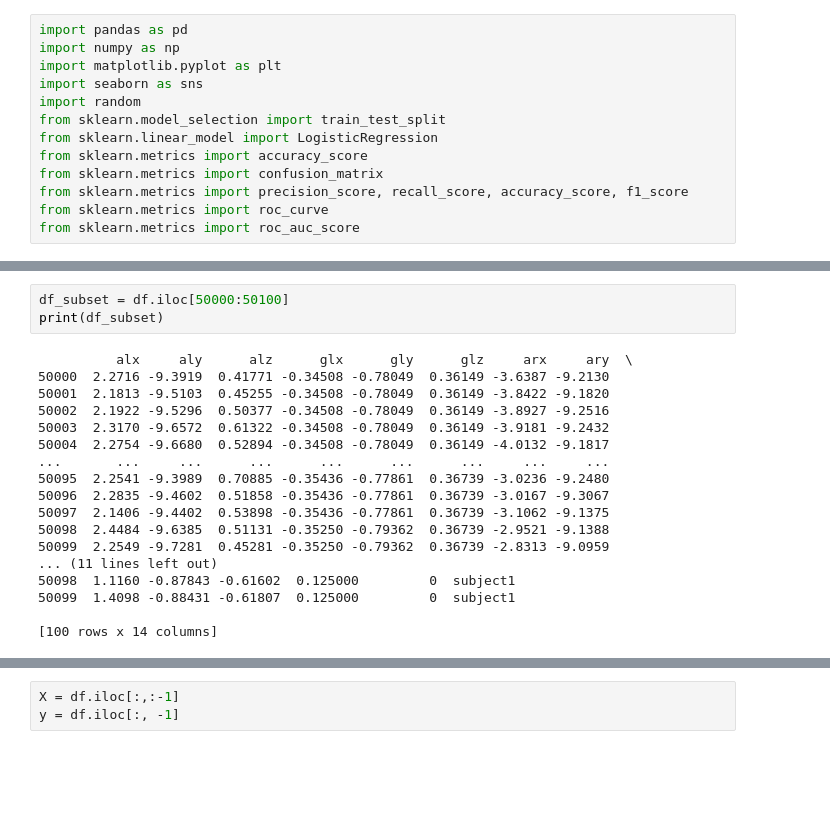
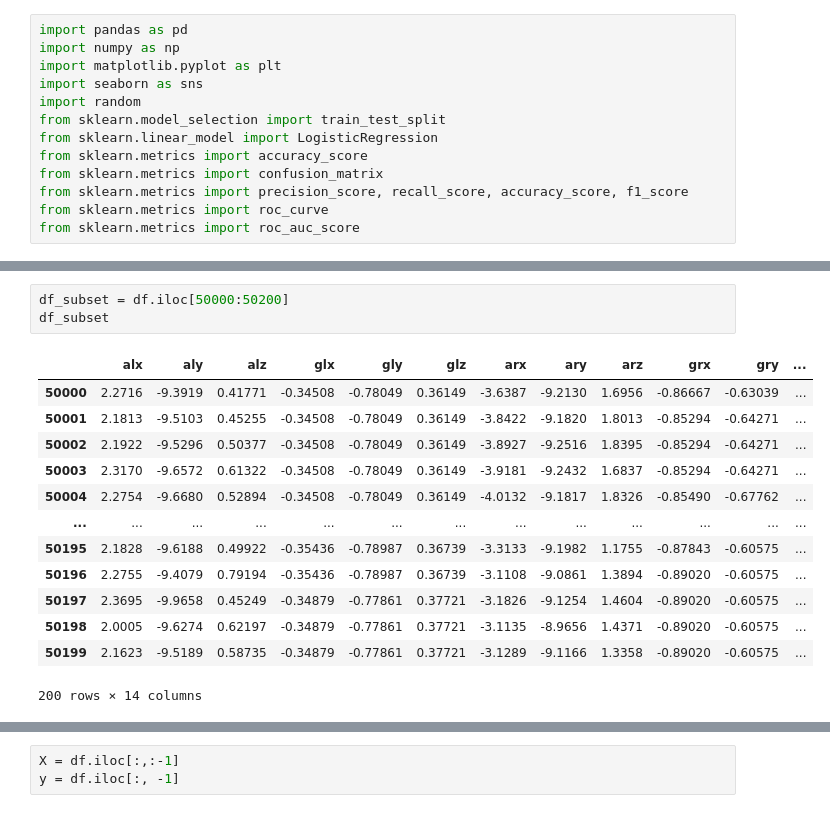
Before and after one commit to seifahmed2004/ML-Project, a Jupyter notebook: ML_project.ipynb, the cells around one changed output, grey strips where cells are left out. Saved outputs shown, nothing was run; the diff lists cells and outputs as text; blank space fills up the shorter version.

```diff
--- a/ML_project.ipynb
+++ b/ML_project.ipynb
@@ -40,23 +47,19 @@ df
 # %%
-df_subset = df.iloc[50000:50100]
-print(df_subset)
+df_subset = df.iloc[50000:50200]
+df_subset
 # %% [output]
+|  | alx | aly | alz | glx | gly | glz | arx | ary | arz | grx | gry | ... |
+| 50000 | 2.2716 | -9.3919 | 0.41771 | -0.34508 | -0.78049 | 0.36149 | -3.6387 | -9.2130 | 1.6956 | -0.86667 | -0.63039 | ... |
+| 50001 | 2.1813 | -9.5103 | 0.45255 | -0.34508 | -0.78049 | 0.36149 | -3.8422 | -9.1820 | 1.8013 | -0.85294 | -0.64271 | ... |
+| 50002 | 2.1922 | -9.5296 | 0.50377 | -0.34508 | -0.78049 | 0.36149 | -3.8927 | -9.2516 | 1.8395 | -0.85294 | -0.64271 | ... |
+| 50003 | 2.3170 | -9.6572 | 0.61322 | -0.34508 | -0.78049 | 0.36149 | -3.9181 | -9.2432 | 1.6837 | -0.85294 | -0.64271 | ... |
+| 50004 | 2.2754 | -9.6680 | 0.52894 | -0.34508 | -0.78049 | 0.36149 | -4.0132 | -9.1817 | 1.8326 | -0.85490 | -0.67762 | ... |
+| ... | ... | ... | ... | ... | ... | ... | ... | ... | ... | ... | ... | ... |
+| 50195 | 2.1828 | -9.6188 | 0.49922 | -0.35436 | -0.78987 | 0.36739 | -3.3133 | -9.1982 | 1.1755 | -0.87843 | -0.60575 | ... |
+| 50196 | 2.2755 | -9.4079 | 0.79194 | -0.35436 | -0.78987 | 0.36739 | -3.1108 | -9.0861 | 1.3894 | -0.89020 | -0.60575 | ... |
+| 50197 | 2.3695 | -9.9658 | 0.45249 | -0.34879 | -0.77861 | 0.37721 | -3.1826 | -9.1254 | 1.4604 | -0.89020 | -0.60575 | ... |
+| 50198 | 2.0005 | -9.6274 | 0.62197 | -0.34879 | -0.77861 | 0.37721 | -3.1135 | -8.9656 | 1.4371 | -0.89020 | -0.60575 | ... |
+| 50199 | 2.1623 | -9.5189 | 0.58735 | -0.34879 | -0.77861 | 0.37721 | -3.1289 | -9.1166 | 1.3358 | -0.89020 | -0.60575 | ... |
-          alx     aly      alz      glx      gly      glz     arx     ary  \
-50000  2.2716 -9.3919  0.41771 -0.34508 -0.78049  0.36149 -3.6387 -9.2130
-50001  2.1813 -9.5103  0.45255 -0.34508 -0.78049  0.36149 -3.8422 -9.1820
-50002  2.1922 -9.5296  0.50377 -0.34508 -0.78049  0.36149 -3.8927 -9.2516
-50003  2.3170 -9.6572  0.61322 -0.34508 -0.78049  0.36149 -3.9181 -9.2432
-50004  2.2754 -9.6680  0.52894 -0.34508 -0.78049  0.36149 -4.0132 -9.1817
-...       ...     ...      ...      ...      ...      ...     ...     ...
-50095  2.2541 -9.3989  0.70885 -0.35436 -0.77861  0.36739 -3.0236 -9.2480
-50096  2.2835 -9.4602  0.51858 -0.35436 -0.77861  0.36739 -3.0167 -9.3067
-50097  2.1406 -9.4402  0.53898 -0.35436 -0.77861  0.36739 -3.1062 -9.1375
-50098  2.4484 -9.6385  0.51131 -0.35250 -0.79362  0.36739 -2.9521 -9.1388
-50099  2.2549 -9.7281  0.45281 -0.35250 -0.79362  0.36739 -2.8313 -9.0959
-... (11 lines left out)
-50098  1.1160 -0.87843 -0.61602  0.125000         0  subject1
-50099  1.4098 -0.88431 -0.61807  0.125000         0  subject1
-
-[100 rows x 14 columns]
+200 rows × 14 columns
 # %%
 import seaborn as sns
```
Also changed, not shown: parts of 28 cells of this notebook.
